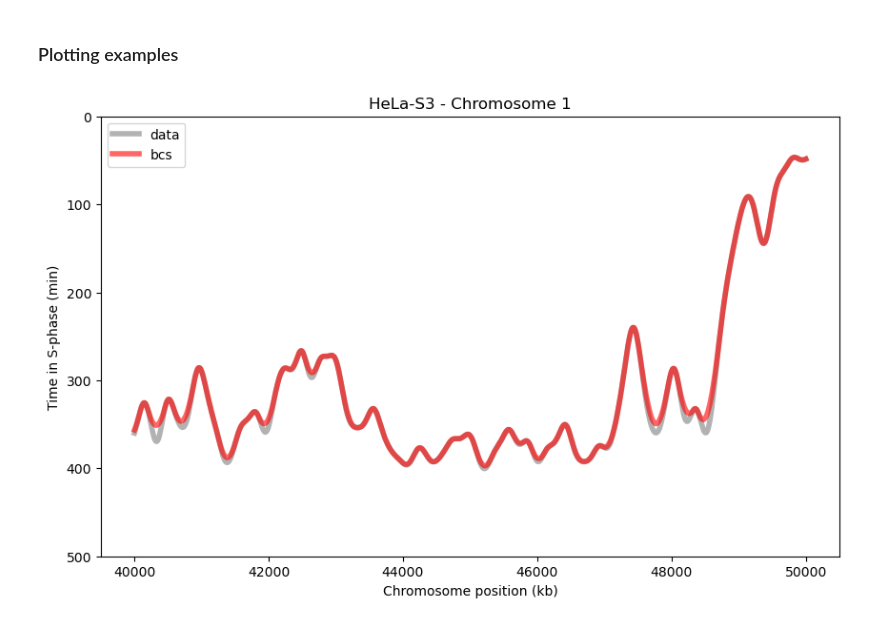
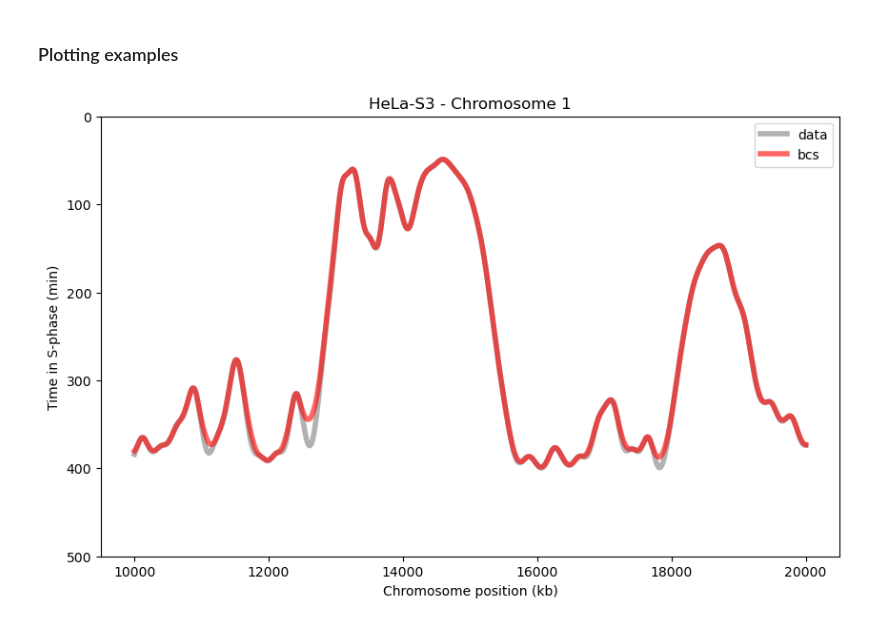
Before and after one commit to fberkemeier/DNA_replication_model, a Jupyter notebook: data_fitting_v0.ipynb, the cells around one changed output. Saved outputs shown, nothing was run; the diff lists cells and outputs as text; code cells hidden in the pictures.

```diff
--- a/data_fitting_v0.ipynb
+++ b/data_fitting_v0.ipynb
@@ -163,7 +166,7 @@ def datagenfs(cell_line, chr_number, chrpos_min, chrpos_max, resolution, alld, d
 # Model parameters
 cell_line = "HeLa-S3"
 chr_number = 1
-hpcQ = False
+hpcQ = False # Option to run in HPC for whole-genome results
 if hpcQ:
     parser = argparse.ArgumentParser()
     parser.add_argument("-cl", required=False)
@@ -175,13 +178,13 @@ if hpcQ:
         if '-cn' in sys.argv:
             chr_number = int(args.cn)
 
-chrpos_min = 65000
-chrpos_max = 85000
+chrpos_min = 10000
+chrpos_max = 20000
 x = np.linspace(chrpos_min, chrpos_max, chrpos_max - chrpos_min)  # Chromosome positions
-fork_speed = 1.4
+fork_speed = 1.4 # Fork speed
 resolution = 1000 # (1 kb)
-scale_factor = 5
-all_dataQ = True # Picks whether to fit an entire genome
+scale_factor = 5 # Scales the data
+all_dataQ = False # Picks whether to fit an entire genome
 file_name = cell_line+'_chr['+str(chr_number)+']' if all_dataQ else cell_line+'_chr['+str(chr_number)+']_'+str(chrpos_min)+'-'+str(chrpos_max)
 
 # Fitting parameters
@@ -191,11 +194,11 @@ fit_step = 2
 iterations = 100
 err_threshold = 15
 
-# Saving (Warning: might replace original files)
-saveQ = True
+# Saving (Warning: replaces existing files)
+saveQ = False
 file_name = cell_line+'_chr['+str(chr_number)+']' if all_dataQ else cell_line+'_chr['+str(chr_number)+']_'+str(chrpos_min)+'-'+str(chrpos_max)
 
-# Single files #
+# Single files
 sing_filesQ = True
 if sing_filesQ:
     # Data generation
@@ -203,7 +206,7 @@ if sing_filesQ:
     # Fitting
     fire_rates, time_sim = fitfunction(time_data, fork_speed, int_widthf(time_data), fit_step, iterations, err_threshold, saveQ, file_name)
 
-# Multiple file fitting (long computation) #
+# Multiple file fitting (long computation)
 mult_fileQ = False
 if mult_fileQ:
     # Whole-genome parameters
@@ -265,17 +268,18 @@ def rt_plotf(cell_line, chr_number, chrpos_min, chrpos_max, fork_speed, scale_fa
 ### Plotting examples
 # %%
 # Model parameters
+# Pick cell line from ["HeLa-S3","BJ1","IMR90","HUVEC","K562","GM12878","HepG2","MCF-7"]
 cell_line = "HeLa-S3"
 chr_number = 1
-chrpos_min = 40000
-chrpos_max = 50000
+chrpos_min = 10000
+chrpos_max = 20000
 fork_speed = 1.4
 scale_factor = 5
 resolution = 1000 # (1 kb)
 file_name = cell_line+'_chr['+str(chr_number)+']_'+str(chrpos_min)+'-'+str(chrpos_max)
-saveQ = False
-spec_fileQ = False
+saveQ = False # Saves the plot
+spec_fileQ = False # Tweak between whole-genome data (preferred) or specific region fit
 
 rt_plotf(cell_line, chr_number, chrpos_min, chrpos_max, fork_speed, scale_factor, resolution, file_name, spec_fileQ, saveQ)
 # %% [output]
-[figure, old version]
+[figure, new version]
```
Also changed, not shown: parts of 3 cells of this notebook, 2 other files.
